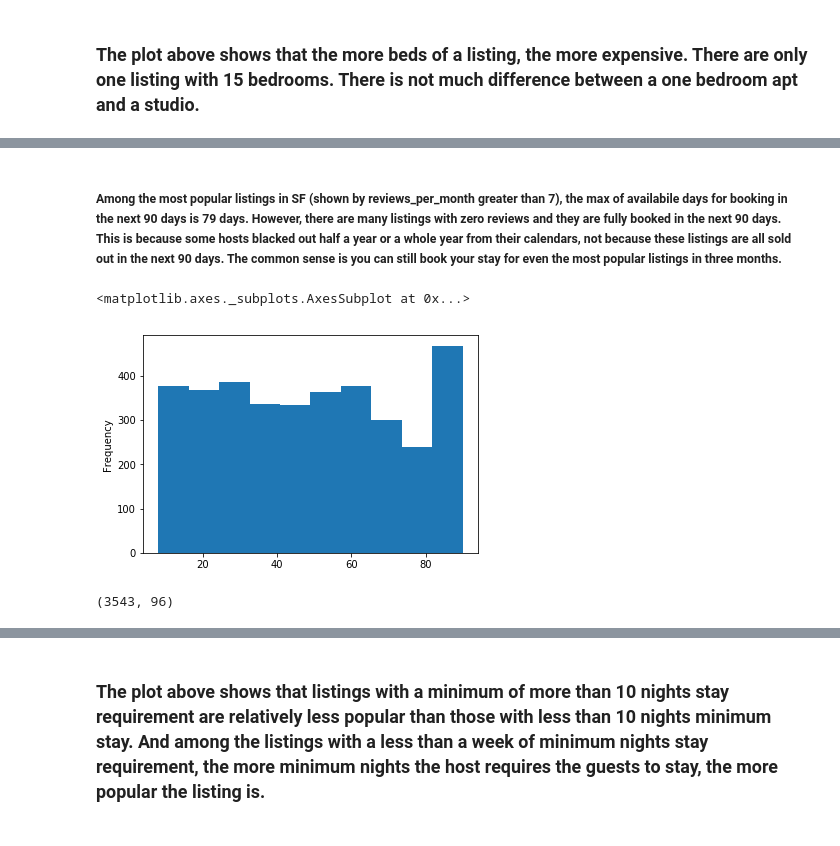
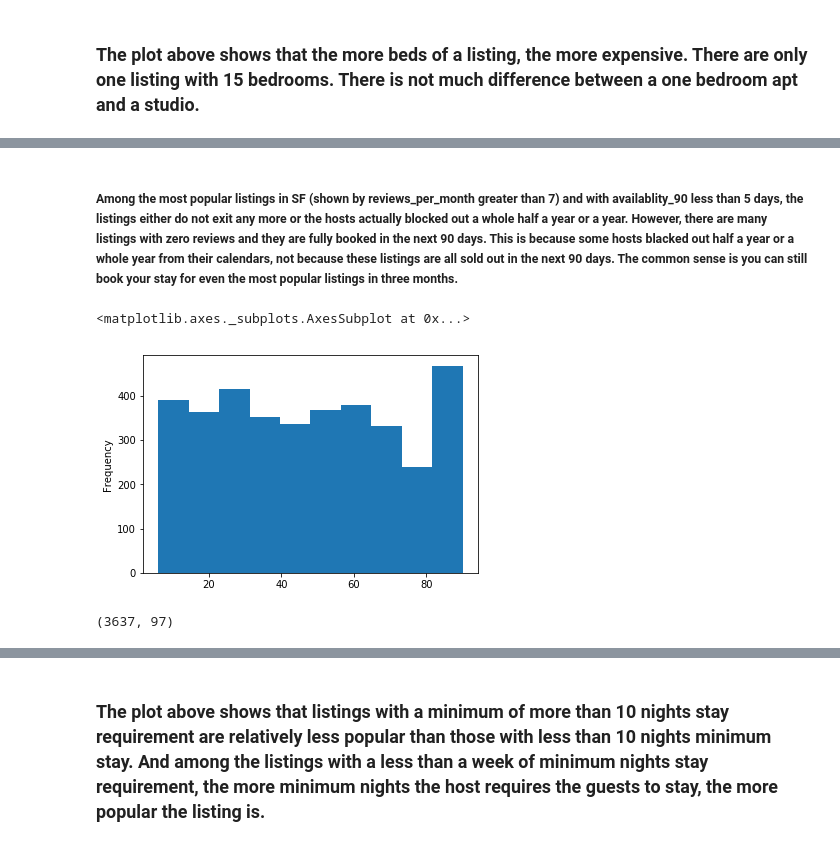
Before and after one commit to forheart81/Data-Science, a Jupyter notebook: SF Airbnb - Data Story .ipynb, the cells around one changed output, grey strips where cells are left out. Cells and saved outputs as stored; diff of their text form; code cells hidden in the pictures.

```diff
--- a/SF Airbnb - Data Story .ipynb
+++ b/SF Airbnb - Data Story .ipynb
@@ -12,7 +12,7 @@ from geopandas import GeoDataFrame
 ## The data analysis below uses Airbnb data of San Francisco in March 2018
 # %%
 #Read SF listings from March 2018 csv file to a Pandas DataFrame
-url_listing = 'http://data.insideairbnb.com/united-states/ca/san-francisco/2018-03-04/data/listings.csv.gz'
+url_listing = '/Users/forheart/Dropbox/Data Scientist/Capstone Project 1/2018_march_listings.csv.gz'
 df_listing = pd.read_csv(url_listing, sep=',')
 # %%
 #Read SF listing summary csv into a Pandas DataFrame
@@ -208,17 +226,17 @@ df_listing[df_listing.reviews_per_month > 7]['availability_90'].max()
 # %% [markdown]
-##### Among the most popular listings in SF (shown by reviews_per_month greater than 7), the max of availabile days for booking in the next 90 days is 79 days. However, there are many listings with zero reviews and they are fully booked in the next 90 days. This is because some hosts blacked out half a year or a whole year from their calendars, not because these listings are all sold out in the next 90 days. The common sense is you can still book your stay for even the most popular listings in three months.
+##### Among the most popular listings in SF (shown by reviews_per_month greater than 7) and with availablity_90 less than 5 days, the listings either do not exit any more or the hosts actually blocked out a whole half a year or a year. However, there are many listings with zero reviews and they are fully booked in the next 90 days. This is because some hosts blacked out half a year or a whole year from their calendars, not because these listings are all sold out in the next 90 days. The common sense is you can still book your stay for even the most popular listings in three months.
 # %%
-df_listing[df_listing['availability_90'] > 7]['availability_90'].plot(kind='hist',bins=10)
+df_listing[df_listing['availability_90'] > 5]['availability_90'].plot(kind='hist',bins=10)
 # %% [output]
 <matplotlib.axes._subplots.AxesSubplot at 0x...>
-[figure, old version]
+[figure, new version]
 # %%
 #Since there are blackout dates created by the hosts, I adjusted the dataframe by filtering the 'availability_90' greater than
 #7 days to analyze factors related to the availability of the listings.
-df_clean = df_listing[(df_listing['availability_90'] > 7) & (df_listing['minimum_nights']<=60)]
+df_clean = df_listing[(df_listing['availability_90'] > 5) & (df_listing['minimum_nights']<=60)]
 df_clean.shape
 # %% [output]
-(3543, 96)
+(3637, 97)
 # %%
 _ = sns.boxplot(x = 'minimum_nights', y = 'availability_90', data=df_clean)
 # Label the axes
```
Also changed, not shown: parts of 17 cells of this notebook.
